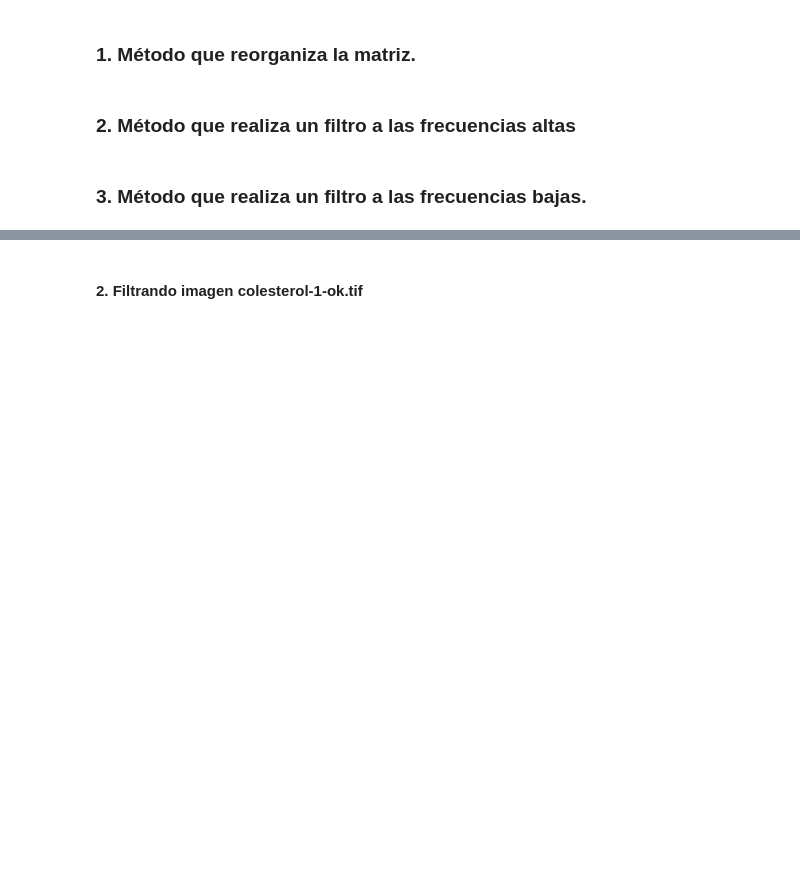
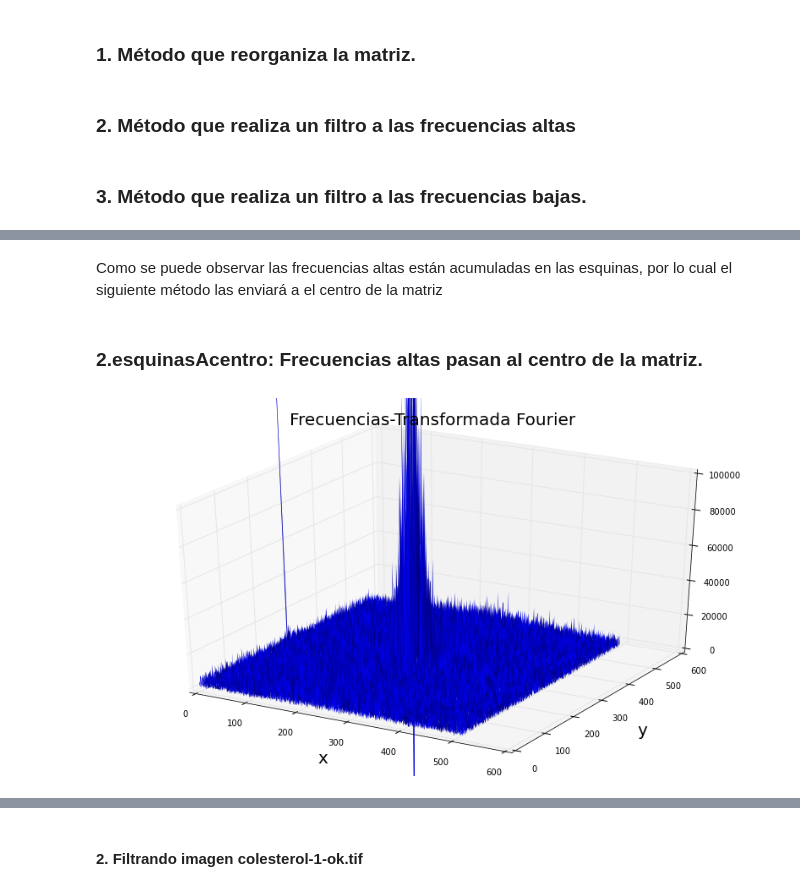
Before and after one commit to LinaPerez/PerezAngel_GarzonAlvarado_hw5, a Jupyter notebook: Filtro_imagenes.ipynb, the cells around one changed output, grey strips where cells are left out. Saved outputs shown, nothing was run; the diff lists cells and outputs as text; code cells hidden in the pictures; blank space fills up the shorter version.

```diff
--- a/Filtro_imagenes.ipynb
+++ b/Filtro_imagenes.ipynb
@@ -136,0 +164,16 @@ def filtroBajas(matriz):
+# %% [markdown]
+Como se puede observar las frecuencias altas están acumuladas en las esquinas, por lo cual el siguiente método las enviará a el centro de la matriz
+# %% [markdown]
+### 2.esquinasAcentro: Frecuencias altas pasan al centro de la matriz.
+# %%
+Ejemplo_esquinas=esquinasAcentro(T_ejemplo)
+fig = plt.figure(figsize=(14,8))
+ax = fig.add_subplot(1, 1, 1, projection='3d')
+ax.set_zlim(0, 0.1*(10**6))
+figura1 = ax.plot_surface(X, Y, abs(Ejemplo_esquinas), rstride=4, cstride=4, linewidth=0)
+plt.title('Frecuencias-Transformada Fourier', fontsize=20 )
+plt.xlabel('x',fontsize=20)
+plt.ylabel('y',fontsize=20)
+plt.show()
+# %% [output]
+[figure, added]
```
Also changed, not shown: parts of 29 cells of this notebook.
